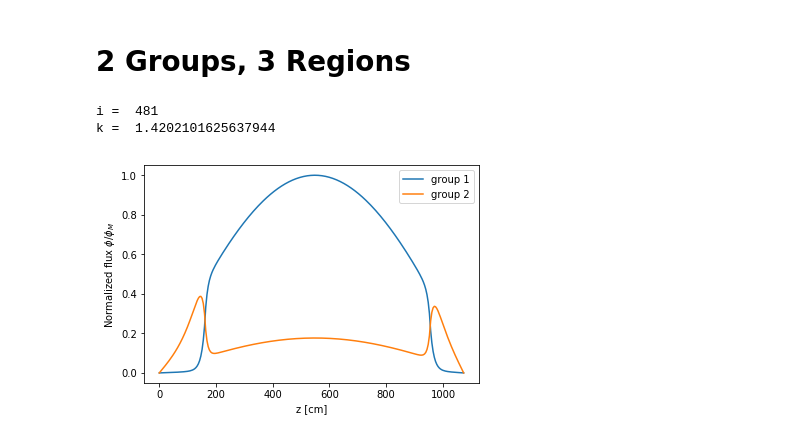
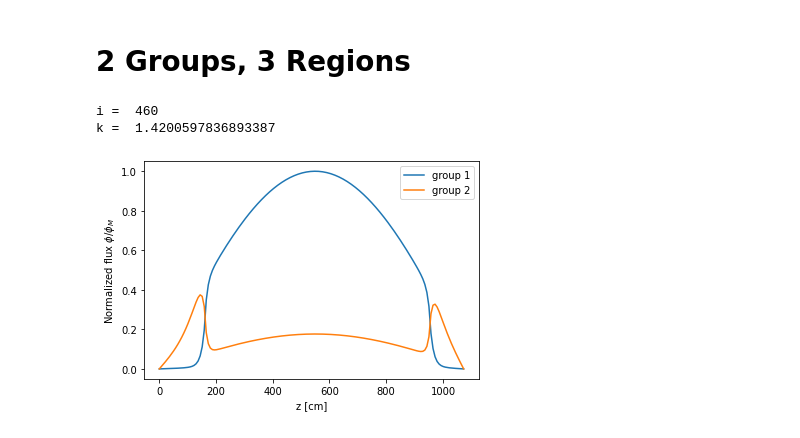
Before and after one commit to robfairh/moltres, a Jupyter notebook: problems/mhtgr350/1D-neutronics/FDM-1D.ipynb, the cells around one changed output. Drawn from its saved outputs; the diff is of its cells as text; code cells hidden in the pictures.

```diff
--- a/problems/mhtgr350/1D-neutronics/FDM-1D.ipynb
+++ b/problems/mhtgr350/1D-neutronics/FDM-1D.ipynb
@@ -151,7 +151,7 @@ bD, bsr, bss, bchi, bnusf = get_xs(base + 'brefl_')
 tD, tsr, tss, tchi, tnusf = get_xs(base + 'trefl_')
 # %%
 # Build system
-N = 250
+N = 150
 x = np.linspace(0, 160+793+120, num=N)
 # print(x)
 
@@ -249,33 +249,33 @@ for i in range(1000):
     k_old = k
     flux_new = np.linalg.solve(LHS, RHS)
     kp = sum(F @ flux_new)/sum(F @ flux_old)
     k = k_old * kp
     RHS = -(1./k) * F @ flux_new
     flux_old = flux_new
     if converged(k_old, k) == True:
         break
 
 print('i = ', i)
 print('k = ', k)
 flux = flux_old
 flux1 = flux[:N]
 flux2 = flux[N:2*N]
 
 flux1 = flux_old[:N]
 M = max(flux1)
 flux1 /= M
 flux2 = flux_old[N:2*N]
 flux2 /= M
 
 plt.plot(x, flux1, label='group 1')
 plt.plot(x, flux2, label='group 2')
 plt.legend(loc='upper right')
 plt.ylabel(r"Normalized flux $\phi/\phi_M$")
 plt.xlabel("z [cm]")
 # plt.savefig("1D-fuel-reflec-eig-FDM", dpi=300, bbox_inches="tight")
 plt.savefig("1D-fuel-reflec-eig-FDM2", dpi=300, bbox_inches="tight")
 plt.show()
 # %% [output]
-i =  481
-k =  1.4202101625637944
+i =  460
+k =  1.4200597836893387
-[figure, old version]
+[figure, new version]
```
Also changed, not shown: parts of 1 cell of this notebook.
